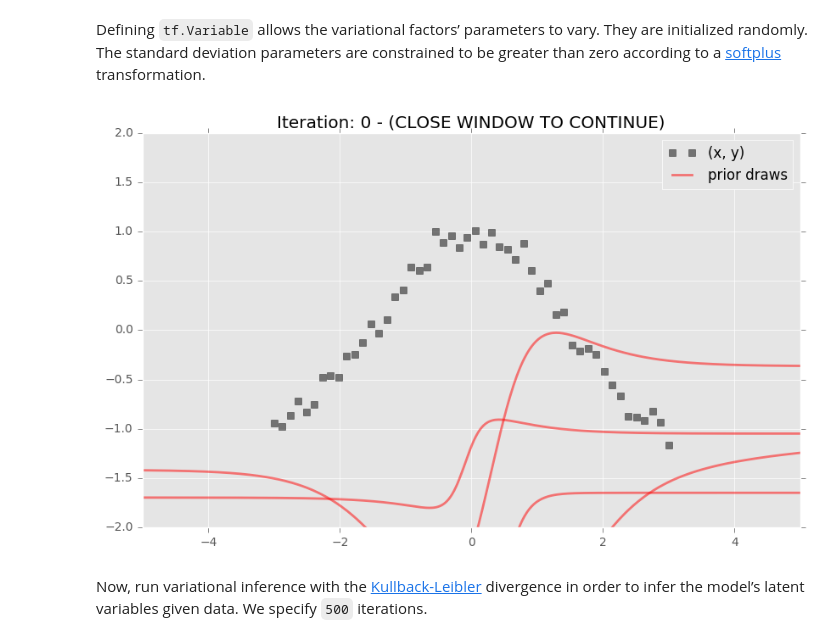
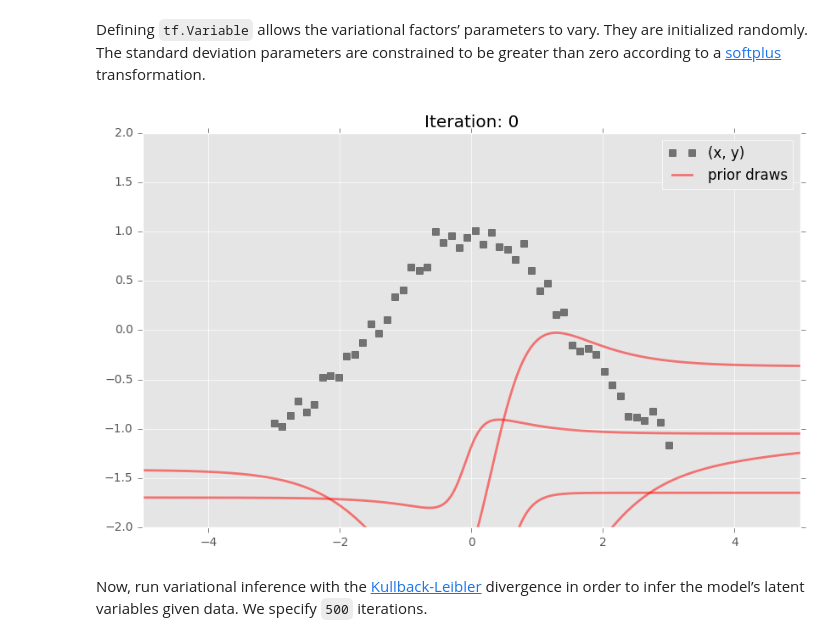
Before and after one commit to blei-lab/edward, a Jupyter notebook: docs/notebooks/getting_started.ipynb, the cells around one changed output. Cells and saved outputs as stored; diff of their text form; code cells hidden in the pictures.

```diff
--- a/docs/notebooks/getting_started.ipynb
+++ b/docs/notebooks/getting_started.ipynb
@@ -75,32 +69,30 @@ Defining `tf.Variable` allows the variational factors’ parameters to vary. The
 # Sample functions from variational model to visualize fits.
 rs = np.random.RandomState(0)
 inputs = np.linspace(-5, 5, num=400, dtype=np.float32)
-x = tf.expand_dims(tf.constant(inputs), 1)
-mus = []
-for s in range(10):
-  mus += [neural_network(x, qW_0.sample(), qW_1.sample(),
-                         qb_0.sample(), qb_1.sample())]
-
-mus = tf.stack(mus)
+x = tf.expand_dims(inputs, 1)
+mus = tf.stack(
+    [neural_network(x, qW_0.sample(), qW_1.sample(),
+                    qb_0.sample(), qb_1.sample())
+     for _ in range(10)])
 # %%
 # FIRST VISUALIZATION (prior)
 
 sess = ed.get_session()
 tf.global_variables_initializer().run()
 outputs = mus.eval()
 
 fig = plt.figure(figsize=(10, 6))
 ax = fig.add_subplot(111)
-ax.set_title("Iteration: 0 - (CLOSE WINDOW TO CONTINUE)")
+ax.set_title("Iteration: 0")
 ax.plot(x_train, y_train, 'ks', alpha=0.5, label='(x, y)')
 ax.plot(inputs, outputs[0].T, 'r', lw=2, alpha=0.5, label='prior draws')
 ax.plot(inputs, outputs[1:].T, 'r', lw=2, alpha=0.5)
 ax.set_xlim([-5, 5])
 ax.set_ylim([-2, 2])
 ax.legend()
 plt.show()
 # %% [output]
-[figure, old version]
+[figure, new version]
 # %% [markdown]
 Now, run variational inference with the [Kullback-Leibler](https://en.wikipedia.org/wiki/Kullback–Leibler_divergence) divergence in order to infer the model’s latent variables given data. We specify `500` iterations.
 # %%
```
Also changed, not shown: parts of 6 cells of this notebook, 15 other files.
